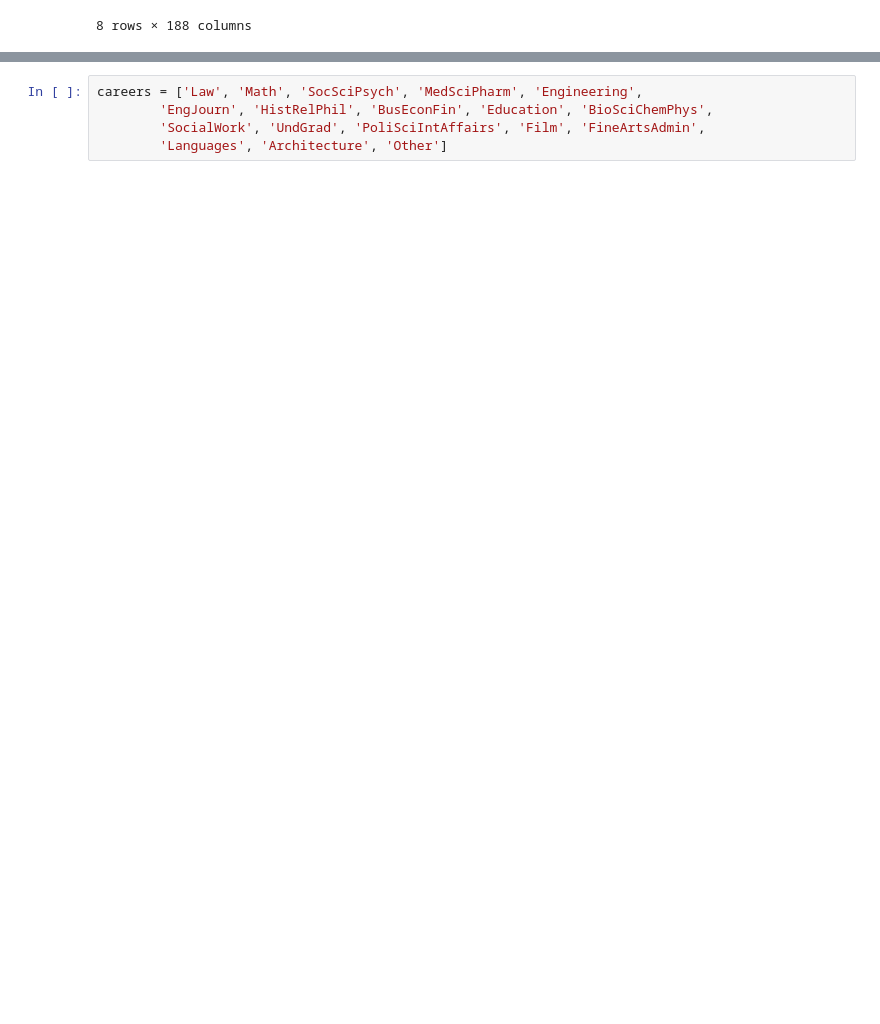
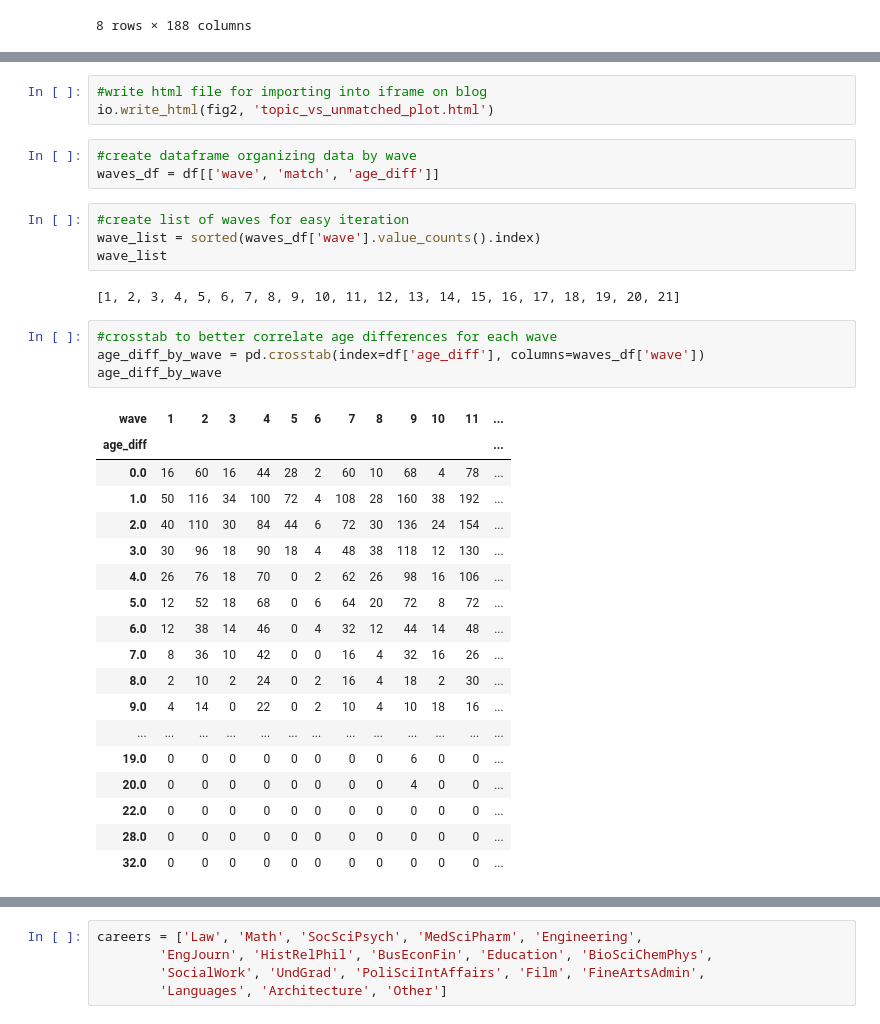
Before and after one commit to james-caldwell1981/DS-Unit-1-Build-Sprint, a Jupyter notebook: Build_Sprint_1_Caldwell_James_TL_Hadi.ipynb, the cells around one changed output, grey strips where cells are left out. Saved outputs shown, nothing was run; the diff lists cells and outputs as text; blank space fills up the shorter version.

```diff
--- a/Build_Sprint_1_Caldwell_James_TL_Hadi.ipynb
+++ b/Build_Sprint_1_Caldwell_James_TL_Hadi.ipynb
@@ -108,0 +205,35 @@ unmatched_male = unmatched_df[unmatched_df['gender']==0]
+# %%
+#write html file for importing into iframe on blog
+io.write_html(fig2, 'topic_vs_unmatched_plot.html')
+# %%
+#create dataframe organizing data by wave
+waves_df = df[['wave', 'match', 'age_diff']]
+# %%
+#create list of waves for easy iteration
+wave_list = sorted(waves_df['wave'].value_counts().index)
+wave_list
+# %% [output]
+[1, 2, 3, 4, 5, 6, 7, 8, 9, 10, 11, 12, 13, 14, 15, 16, 17, 18, 19, 20, 21]
+# %%
+#crosstab to better correlate age differences for each wave
+age_diff_by_wave = pd.crosstab(index=df['age_diff'], columns=waves_df['wave'])
+age_diff_by_wave
+# %% [output]
+| wave | 1 | 2 | 3 | 4 | 5 | 6 | 7 | 8 | 9 | 10 | 11 | ... |
+| age_diff |  |  |  |  |  |  |  |  |  |  |  | ... |
+| 0.0 | 16 | 60 | 16 | 44 | 28 | 2 | 60 | 10 | 68 | 4 | 78 | ... |
+| 1.0 | 50 | 116 | 34 | 100 | 72 | 4 | 108 | 28 | 160 | 38 | 192 | ... |
+| 2.0 | 40 | 110 | 30 | 84 | 44 | 6 | 72 | 30 | 136 | 24 | 154 | ... |
+| 3.0 | 30 | 96 | 18 | 90 | 18 | 4 | 48 | 38 | 118 | 12 | 130 | ... |
+| 4.0 | 26 | 76 | 18 | 70 | 0 | 2 | 62 | 26 | 98 | 16 | 106 | ... |
+| 5.0 | 12 | 52 | 18 | 68 | 0 | 6 | 64 | 20 | 72 | 8 | 72 | ... |
+| 6.0 | 12 | 38 | 14 | 46 | 0 | 4 | 32 | 12 | 44 | 14 | 48 | ... |
+| 7.0 | 8 | 36 | 10 | 42 | 0 | 0 | 16 | 4 | 32 | 16 | 26 | ... |
+| 8.0 | 2 | 10 | 2 | 24 | 0 | 2 | 16 | 4 | 18 | 2 | 30 | ... |
+| 9.0 | 4 | 14 | 0 | 22 | 0 | 2 | 10 | 4 | 10 | 18 | 16 | ... |
+| ... | ... | ... | ... | ... | ... | ... | ... | ... | ... | ... | ... | ... |
+| 19.0 | 0 | 0 | 0 | 0 | 0 | 0 | 0 | 0 | 6 | 0 | 0 | ... |
+| 20.0 | 0 | 0 | 0 | 0 | 0 | 0 | 0 | 0 | 4 | 0 | 0 | ... |
+| 22.0 | 0 | 0 | 0 | 0 | 0 | 0 | 0 | 0 | 0 | 0 | 0 | ... |
+| 28.0 | 0 | 0 | 0 | 0 | 0 | 0 | 0 | 0 | 0 | 0 | 0 | ... |
+| 32.0 | 0 | 0 | 0 | 0 | 0 | 0 | 0 | 0 | 0 | 0 | 0 | ... |
```
Also changed, not shown: parts of 49 cells of this notebook.
